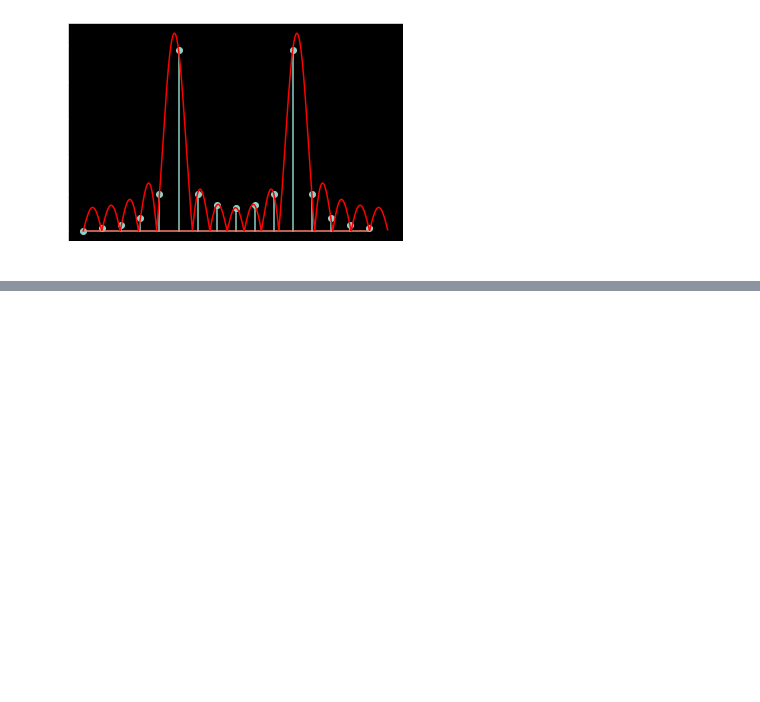
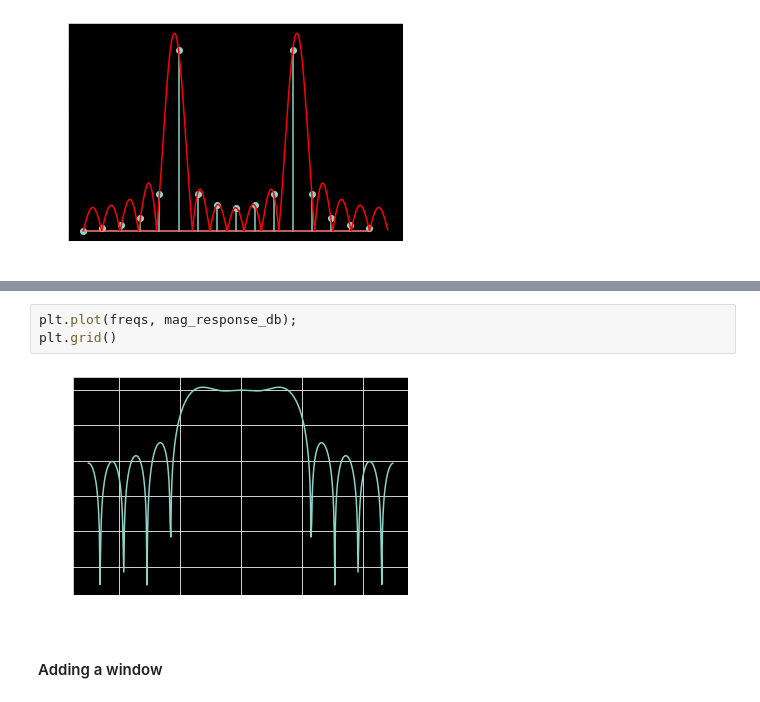
Before and after one commit to mohantyk/srd, a Jupyter notebook: DSP_Chap2.ipynb, the cells around one changed output, grey strips where cells are left out. Cells and saved outputs as stored; diff of their text form; blank space fills up the shorter version.

```diff
--- a/DSP_Chap2.ipynb
+++ b/DSP_Chap2.ipynb
@@ -367,0 +434,7 @@ plt.xticks(np.arange(-0.5, 0.6, 0.1));
+# %%
+plt.plot(freqs, mag_response_db);
+plt.grid()
+# %% [output]
+[figure, added]
+# %% [markdown]
+#### Adding a window
```
Also changed, not shown: parts of 18 cells of this notebook.
